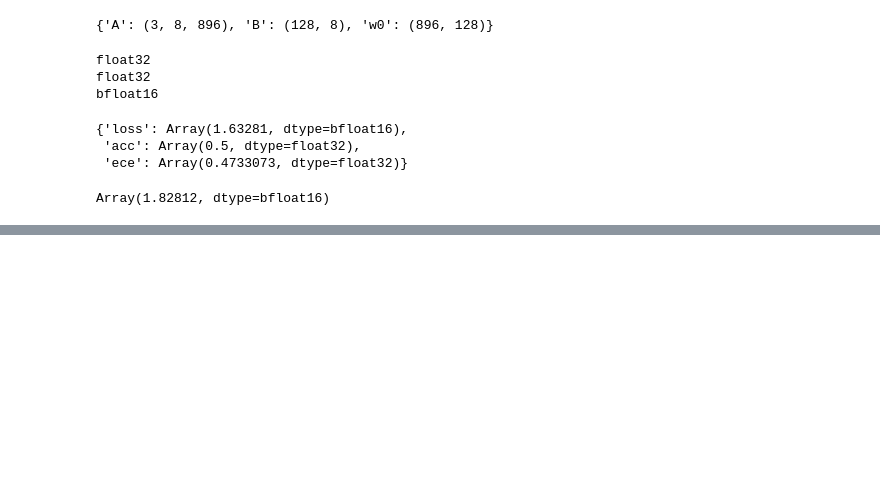
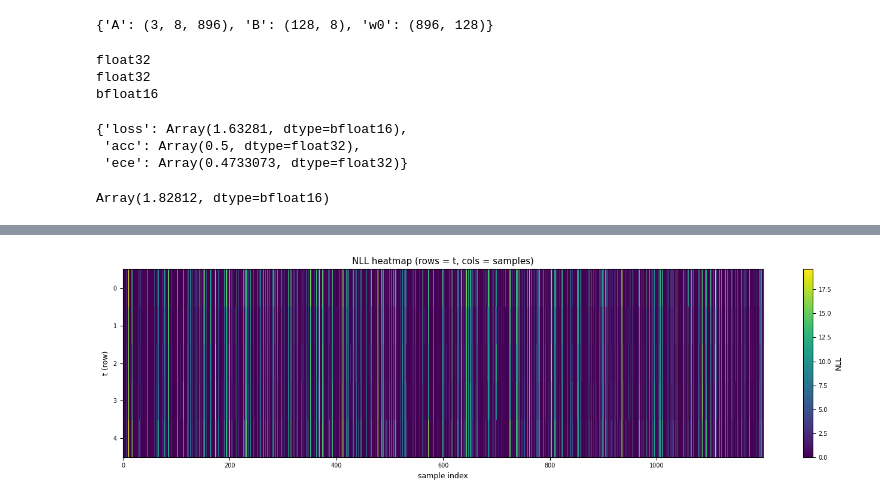
Before and after one commit to doldd/Time_Transformer, a Jupyter notebook: test_qwen_classification.ipynb, the cells around one changed output, grey strips where cells are left out. Saved outputs shown, nothing was run; the diff lists cells and outputs as text; code cells hidden in the pictures; blank space fills up the shorter version.

```diff
--- a/test_qwen_classification.ipynb
+++ b/test_qwen_classification.ipynb
@@ -1105,0 +1306,12 @@ Array(1.82812, dtype=bfloat16)
+# %%
+
+plt.figure(figsize=(14, 4))
+im = plt.imshow(nll, aspect='auto', cmap='viridis', interpolation='nearest')
+plt.colorbar(im, label='NLL')
+plt.xlabel('sample index')
+plt.ylabel('t (row)')
+plt.title('NLL heatmap (rows = t, cols = samples)')
+plt.tight_layout()
+plt.show()
+# %% [output]
+[figure, added]
```
Also changed, not shown: parts of 25 cells of this notebook, 1 other file.
